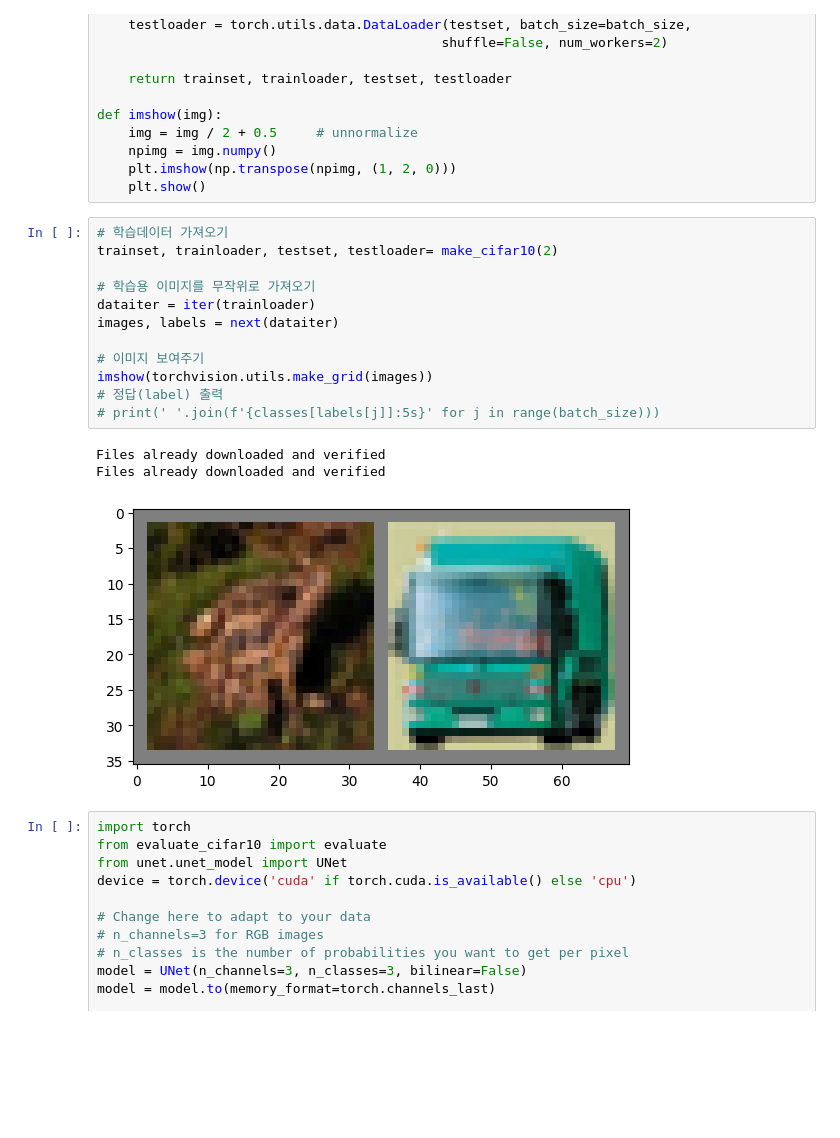
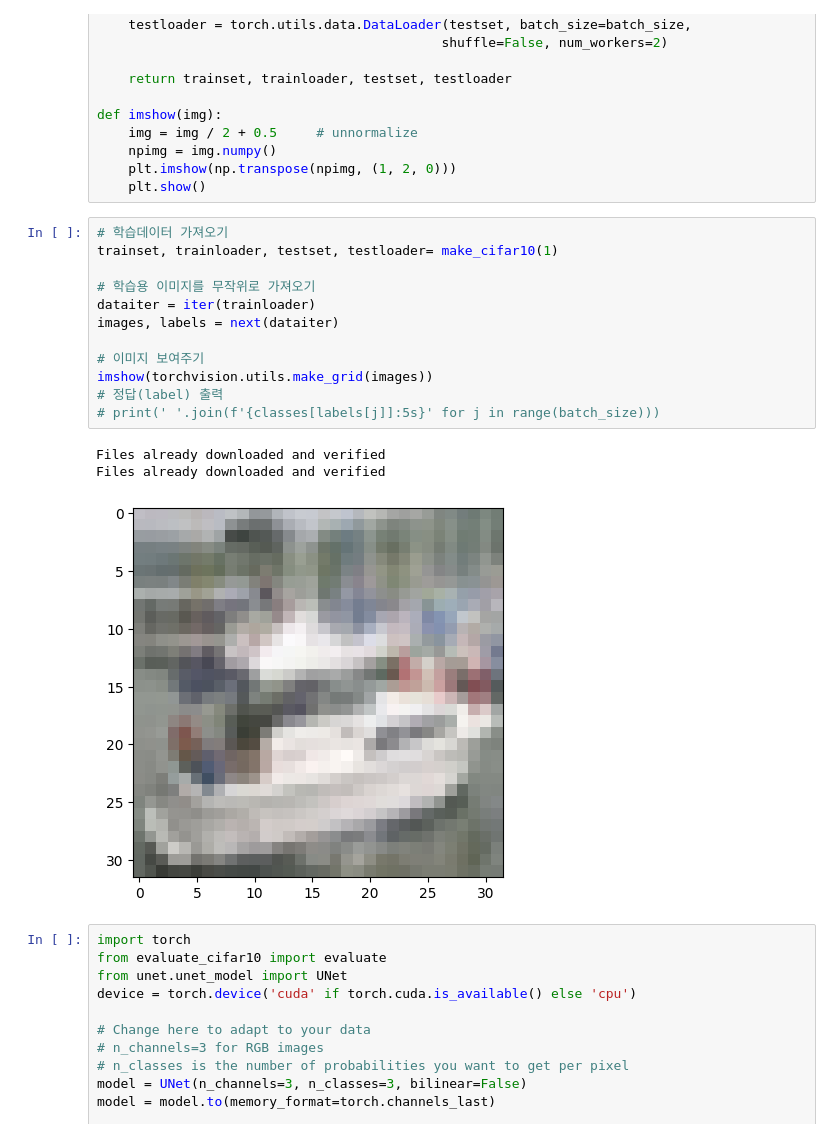
Before and after one commit to djsk721/Pytorch-UNet, a Jupyter notebook: test.ipynb, the cells around one changed output. Cells and saved outputs as stored; diff of their text form; blank space fills up the shorter version.

```diff
--- a/test.ipynb
+++ b/test.ipynb
@@ -30,20 +30,20 @@ def imshow(img):
     plt.show()
 # %%
 # 학습데이터 가져오기
-trainset, trainloader, testset, testloader= make_cifar10(2)
+trainset, trainloader, testset, testloader= make_cifar10(1)
 
 # 학습용 이미지를 무작위로 가져오기
 dataiter = iter(trainloader)
 images, labels = next(dataiter)
 
 # 이미지 보여주기
 imshow(torchvision.utils.make_grid(images))
 # 정답(label) 출력
 # print(' '.join(f'{classes[labels[j]]:5s}' for j in range(batch_size)))
 # %% [output]
 Files already downloaded and verified
 Files already downloaded and verified
-[figure, old version]
+[figure, new version]
 # %%
 import torch
 from evaluate_cifar10 import evaluate
```
Also changed, not shown: parts of 24 cells of this notebook, 4 other files.
